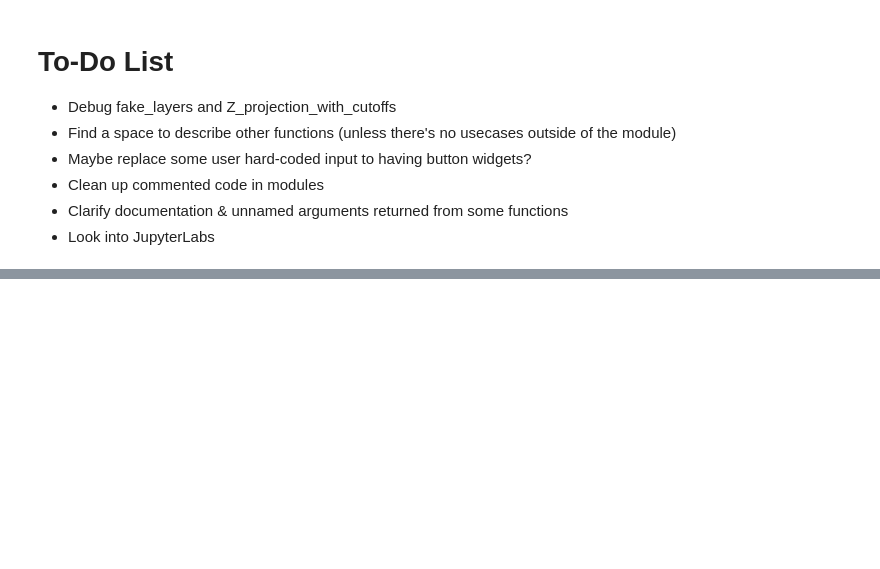
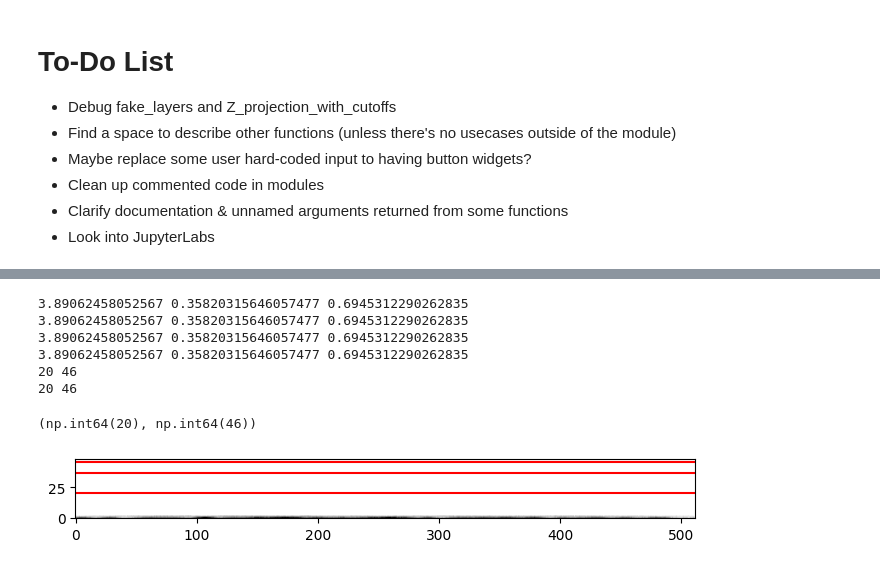
Before and after one commit to BachN523/ALAnTest, a Jupyter notebook: Test Build/ALAN_v3.X.ipynb, the cells around one changed output, grey strips where cells are left out. Drawn from its saved outputs; the diff is of its cells as text; code cells hidden in the pictures; blank space fills up the shorter version.

```diff
--- a/Test Build/ALAN_v3.X.ipynb
+++ b/Test Build/ALAN_v3.X.ipynb
@@ -133,0 +232,11 @@ sub_classify(list_of_dfs[i], list_of_unshuffled_images[i], plot = True, invert =
+# %%
+z_projection_with_cutoffs(list_of_dfs[i], list_of_unshuffled_images[i], plot = True, invert = False)
+# %% [output]
+3.89062458052567 0.35820315646057477 0.6945312290262835
+3.89062458052567 0.35820315646057477 0.6945312290262835
+3.89062458052567 0.35820315646057477 0.6945312290262835
+3.89062458052567 0.35820315646057477 0.6945312290262835
+20 46
+20 46
+(np.int64(20), np.int64(46))
+[figure, added]
```
Also changed, not shown: parts of 12 cells of this notebook, 2 other files.
